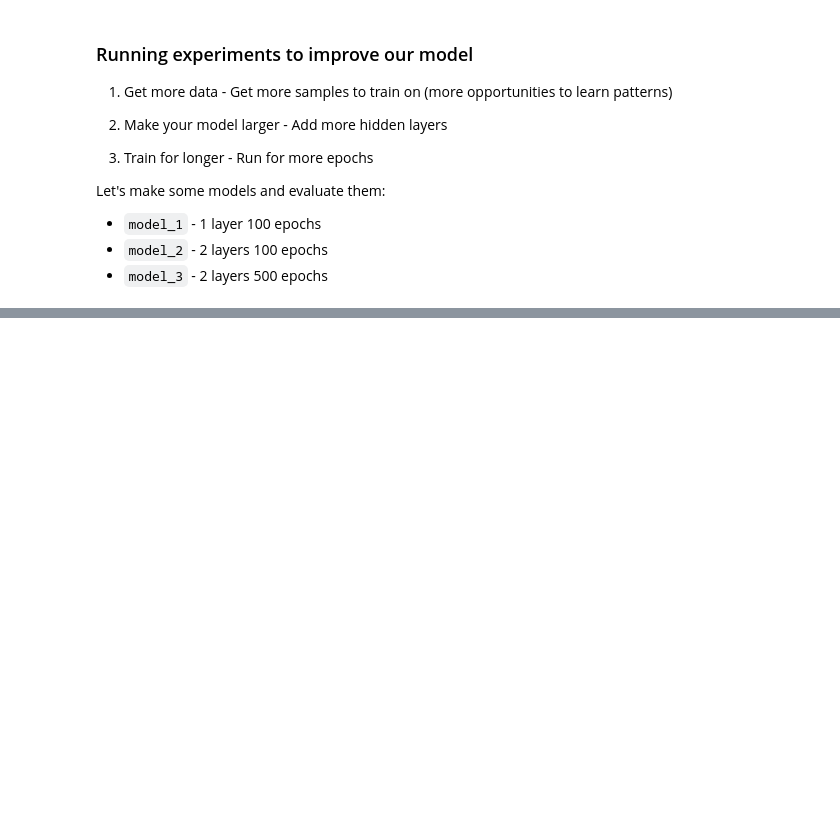
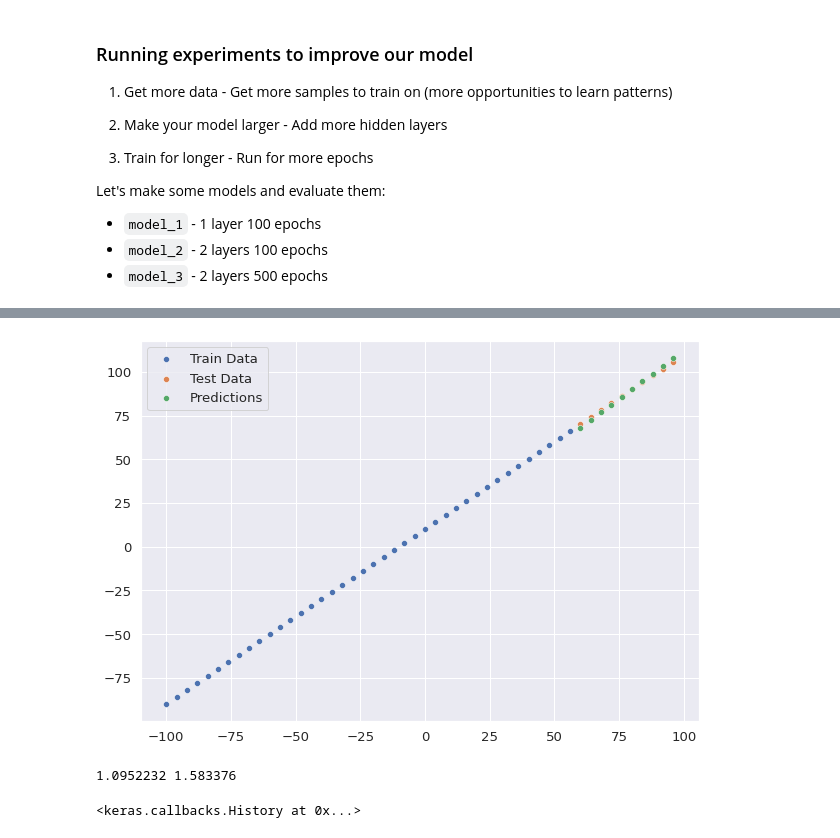
Before and after one commit to Shreyas-13/Tensorflow-Developer, a Jupyter notebook: 01_NN_Regression.ipynb, the cells around one changed output, grey strips where cells are left out. Saved outputs shown, nothing was run; the diff lists cells and outputs as text; code cells hidden in the pictures; blank space fills up the shorter version.

```diff
--- a/01_NN_Regression.ipynb
+++ b/01_NN_Regression.ipynb
@@ -428,0 +458,25 @@ print(mae_1.numpy(), mse_1.numpy())
+# %%
+y_pred = model_2.predict(X_test)
+# y_pred
+plot_predictions(prediction=y_pred.ravel())
+# %% [output]
+[figure, added]
+# %%
+mae_2 = tf.keras.metrics.mean_absolute_error(y_test, y_pred.ravel())
+mse_2 = tf.keras.metrics.mean_squared_error(y_test, y_pred.ravel())
+print(mae_2.numpy(), mse_2.numpy())
+# %% [output]
+1.0952232 1.583376
+# %%
+## Model-3
+model_3 = tf.keras.Sequential([
+                               tf.keras.layers.Dense(500, input_shape=[1]),
+                               tf.keras.layers.Dense(1)
+])
+model_3.compile(loss=tf.keras.losses.mae,
+                optimizer=tf.keras.optimizers.Adam(lr=.01),
+                metrics='mse')
+
+model_3.fit(X_test, y_test, epochs=500, verbose=0)
+# %% [output]
+<keras.callbacks.History at 0x...>
```
Also changed, not shown: parts of 18 cells of this notebook.
